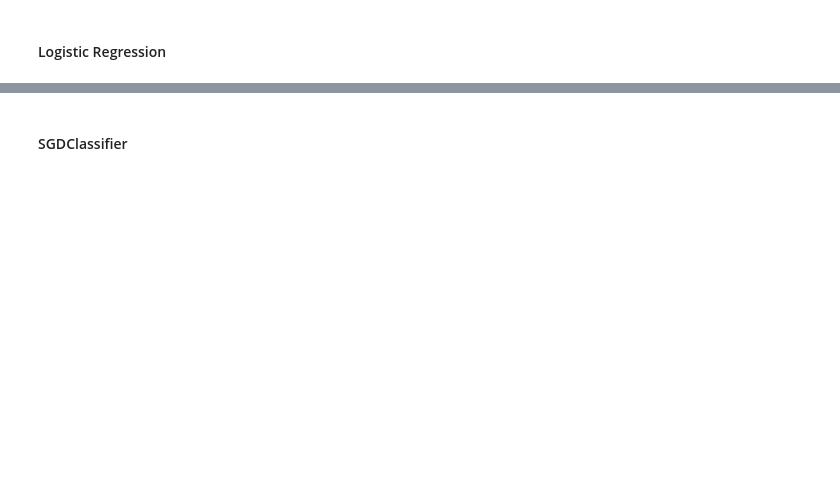
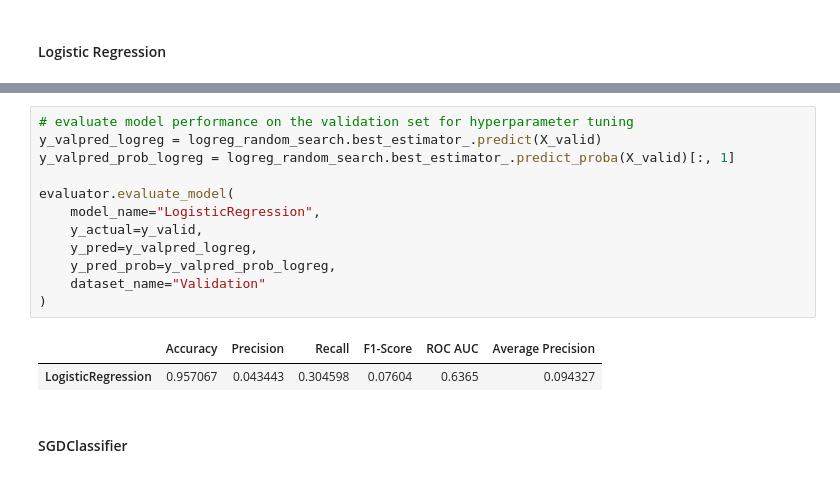
Before and after one commit to jiaweiho72/BT4012, a Jupyter notebook: notebooks/03_modelling.ipynb, the cells around one changed output, grey strips where cells are left out. Drawn from its saved outputs; the diff is of its cells as text; blank space fills up the shorter version.

```diff
--- a/notebooks/03_modelling.ipynb
+++ b/notebooks/03_modelling.ipynb
@@ -209,2 +232,17 @@ LogisticRegression(random_state=0)
+# %%
+# evaluate model performance on the validation set for hyperparameter tuning
+y_valpred_logreg = logreg_random_search.best_estimator_.predict(X_valid)
+y_valpred_prob_logreg = logreg_random_search.best_estimator_.predict_proba(X_valid)[:, 1]
+
+evaluator.evaluate_model(
+    model_name="LogisticRegression",
+    y_actual=y_valid,
+    y_pred=y_valpred_logreg,
+    y_pred_prob=y_valpred_prob_logreg,
+    dataset_name="Validation"
+)
+# %% [output]
+|  | Accuracy | Precision | Recall | F1-Score | ROC AUC | Average Precision |
+| LogisticRegression | 0.957067 | 0.043443 | 0.304598 | 0.07604 | 0.6365 | 0.094327 |
 # %% [markdown]
 #### SGDClassifier
```
Also changed, not shown: parts of 36 cells of this notebook.
